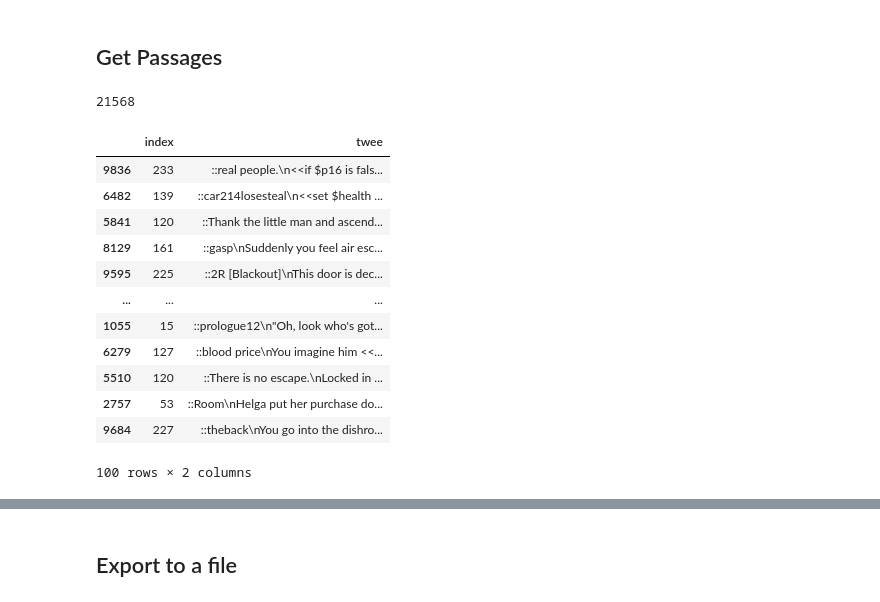
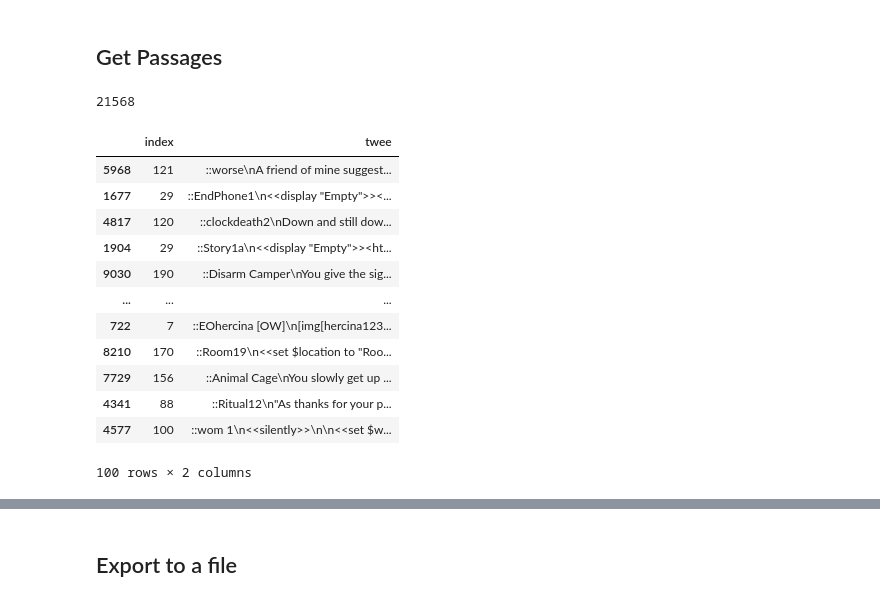
Before and after one commit to alex-calderwood/spindle, a Jupyter notebook: data_exploration.ipynb, the cells around one changed output, grey strips where cells are left out. Saved outputs shown, nothing was run; the diff lists cells and outputs as text; code cells hidden in the pictures.

```diff
--- a/data_exploration.ipynb
+++ b/data_exploration.ipynb
@@ -179,9 +183,11 @@ Try using .loc[row_indexer,col_indexer] = value instead
 
 See the caveats in the documentation: https://pandas.pydata.org/pandas-docs/stable/user_guide/indexing.html#returning-a-view-versus-a-copy
   self._set_item(key, value)
+# %%
+tweeable_twine = pd.read_pickle('twee.pkl')
 # %% [markdown]
 ## TODO : Fix is_valid_twee
 # %%
-tweeable_twine['valid_twee'] = tweeable_twine.twee.apply(twee_utils.is_valid_twee)
+tweeable_twine['valid_twee'] = tweeable_twine.twee.progress_apply(twee_utils.is_valid_twee)
 tweeable_twine
 # %% [output]
@@ -206,21 +200,21 @@ passages = tweeable_twine.twee.apply(lambda x: [x for x in twee_utils.split_pass
 # passages = tweeable_twine['twee']
 passages = passages.reset_index()
 # %%
-pd.set_option('max_colwidth', 250)
+pd.set_option('max_colwidth',500)
 print(passages.size)
 passages.sample(100)
 # %% [output]
 21568
 |  | index | twee |
-| 9836 | 233 | ::real people.\n<<if $p16 is fals... |
-| 6482 | 139 | ::car214losesteal\n<<set $health ... |
-| 5841 | 120 | ::Thank the little man and ascend... |
-| 8129 | 161 | ::gasp\nSuddenly you feel air esc... |
-| 9595 | 225 | ::2R [Blackout]\nThis door is dec... |
+| 5968 | 121 | ::worse\nA friend of mine suggest... |
+| 1677 | 29 | ::EndPhone1\n<<display "Empty">><... |
+| 4817 | 120 | ::clockdeath2\nDown and still dow... |
+| 1904 | 29 | ::Story1a\n<<display "Empty">><ht... |
+| 9030 | 190 | ::Disarm Camper\nYou give the sig... |
 | ... | ... | ... |
-| 1055 | 15 | ::prologue12\n"Oh, look who's got... |
-| 6279 | 127 | ::blood price\nYou imagine him <<... |
-| 5510 | 120 | ::There is no escape.\nLocked in ... |
-| 2757 | 53 | ::Room\nHelga put her purchase do... |
-| 9684 | 227 | ::theback\nYou go into the dishro... |
+| 722 | 7 | ::EOhercina [OW]\n[img[hercina123... |
+| 8210 | 170 | ::Room19\n<<set $location to "Roo... |
+| 7729 | 156 | ::Animal Cage\nYou slowly get up ... |
+| 4341 | 88 | ::Ritual12\n"As thanks for your p... |
+| 4577 | 100 | ::wom 1\n<<silently>>\n\n<<set $w... |
 100 rows × 2 columns
```
Also changed, not shown: parts of 17 cells of this notebook, 3 other files.
